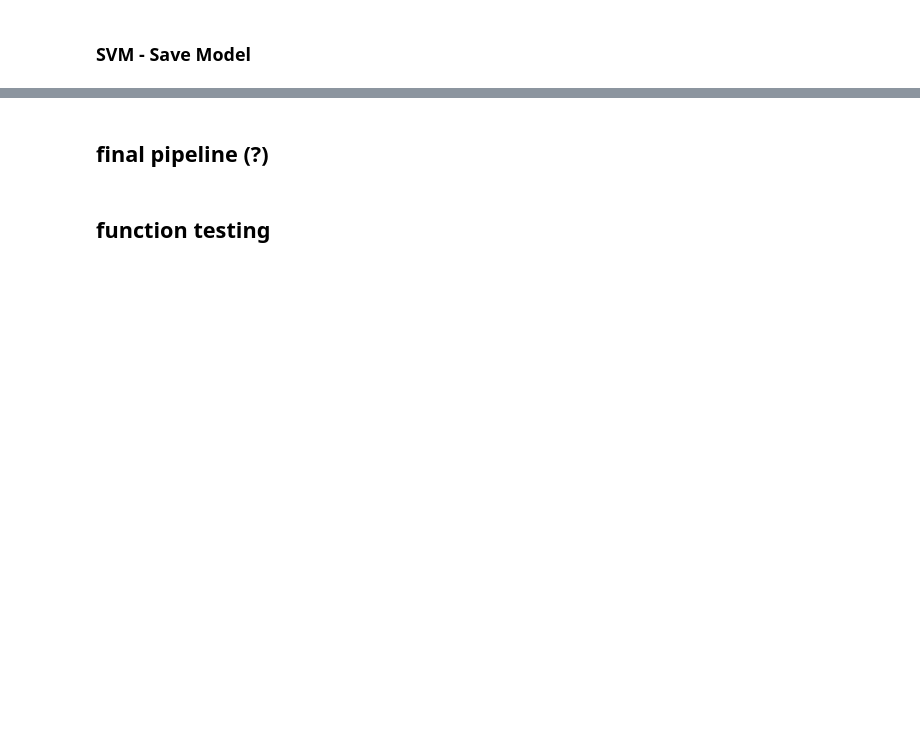
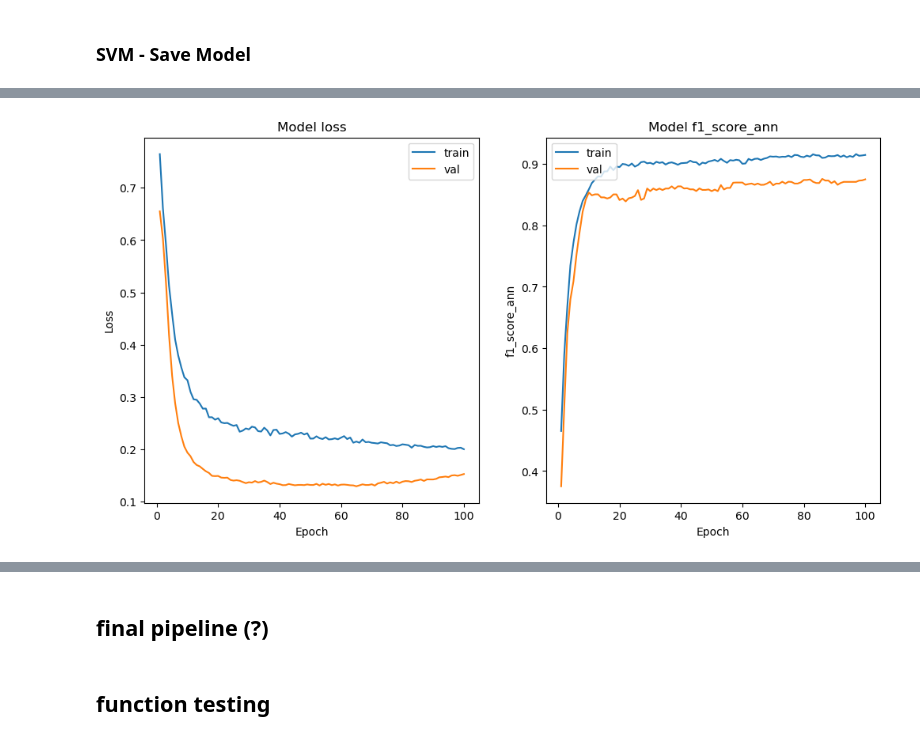
Before and after one commit to daistmarco/PredictingPulsarStar, a Jupyter notebook: PredictingPulsarStar-combined.ipynb, the cells around one changed output, grey strips where cells are left out. Cells and saved outputs as stored; diff of their text form; code cells hidden in the pictures; blank space fills up the shorter version.

```diff
--- a/PredictingPulsarStar-combined.ipynb
+++ b/PredictingPulsarStar-combined.ipynb
@@ -1153,0 +1080,85 @@ pd.DataFrame(model_results)
+# %%
+tf.keras.utils.set_random_seed(42)
+
+dropout_rate = 0.75
+
+# define model
+model_ann = Sequential()
+
+# define hidden layers
+hidden_1 = Dense(units=24, activation='relu', input_dim=X_train_sampled.shape[1])
+hidden_2 = Dense(units=24, activation='relu')
+
+# define the dropout layers
+dropout_1 = Dropout(rate=dropout_rate, seed=42)
+dropout_2 = Dropout(rate=dropout_rate, seed=42)
+
+# define output layer
+output_layer  = Dense(units=1, activation='sigmoid')
+
+# add layers
+model_ann.add(hidden_1)
+model_ann.add(dropout_1)
+model_ann.add(hidden_2)
+model_ann.add(dropout_2)
+model_ann.add(output_layer)
+
+#-----------------------------------------------------------------------------------------
+from tensorflow.keras.optimizers import Adam
+adam_custom = Adam(learning_rate=0.00051) # deafult 0.001
+
+#-----------------------------------------------------------------------------------------
+# compile model
+
+model_ann.compile(optimizer=adam_custom, loss='binary_crossentropy', metrics=[f1_score_ann])
+
+#---------------------------------------------------------------------------------------------
+
+#early_stop = EarlyStopping(monitor='val_loss', min_delta=1e-7, patience=20)
+early_stop = EarlyStopping(monitor='val_f1_score_ann', min_delta=1e-7, patience=20, mode='max')
+
+# train model
+hist_ann = model_ann.fit(X_train_sampled,
+                         y_train_sampled,
+                         epochs=100,
+                         batch_size=256,
+                         verbose=0,
+                         #shuffle=False,
+                         #callbacks=[early_stop],
+                         validation_data=(X_val_scaled, y_val))
+#########################################################################################################################################################
+#----------------------------------------------------------------------------------------------
+# plot loss function and score of used metrics
+fig, axs = plt.subplots(ncols=2, figsize=(12,6))
+
+# plot training & validation loss values
+axs[0].plot(range(1, len(hist_ann.history['loss']) + 1), hist_ann.history['loss'])
+axs[0].plot(range(1, len(hist_ann.history['val_loss']) + 1), hist_ann.history['val_loss'])
+axs[0].set(title='Model loss', ylabel='Loss', xlabel='Epoch')
+axs[0].legend(['train', 'val'])
+
+# plot training & validation metric score values
+axs[1].plot(range(1, len(hist_ann.history[model_ann.metrics_names[1]]) + 1), hist_ann.history[model_ann.metrics_names[1]])
+axs[1].plot(range(1, len(hist_ann.history['val_' + model_ann.metrics_names[1]]) + 1), hist_ann.history['val_' + model_ann.metrics_names[1]])
+axs[1].set(title='Model ' + model_ann.metrics_names[1], ylabel=model_ann.metrics_names[1], xlabel='Epoch')
+axs[1].legend(['train', 'val'], loc='upper left')
+#-----------------------------------------------------------------------------------------------
+# predict and print classification report
+#y_pred = (model_ann.predict(X_test_scaled) > 0.5).astype('int8')
+#print(classification_report(y_test, y_pred))
+
+
+#predict and calculate probability
+y_pred = (model_ann.predict(X_test_scaled) > 0.5).astype('int8')
+y_pred_proba = model_ann.predict(X_test_scaled)
+
+y_true = y_test
+
+#evaluate
+print('Evaluation-----------------')
+print('Recall :', recall_score(y_true, y_pred))
+print('Precision :', precision_score(y_true, y_pred))
+print('F1 :', f1_score(y_true, y_pred))
+print('Accuracy :', accuracy_score(y_true, y_pred))
+print('ROC_AUC :', roc_auc_score(y_true, y_pred_proba))
+# %% [output]
@@ -1153,0 +1173 @@ pd.DataFrame(model_results)
+[figure, added]
```
Also changed, not shown: parts of 39 cells of this notebook.
